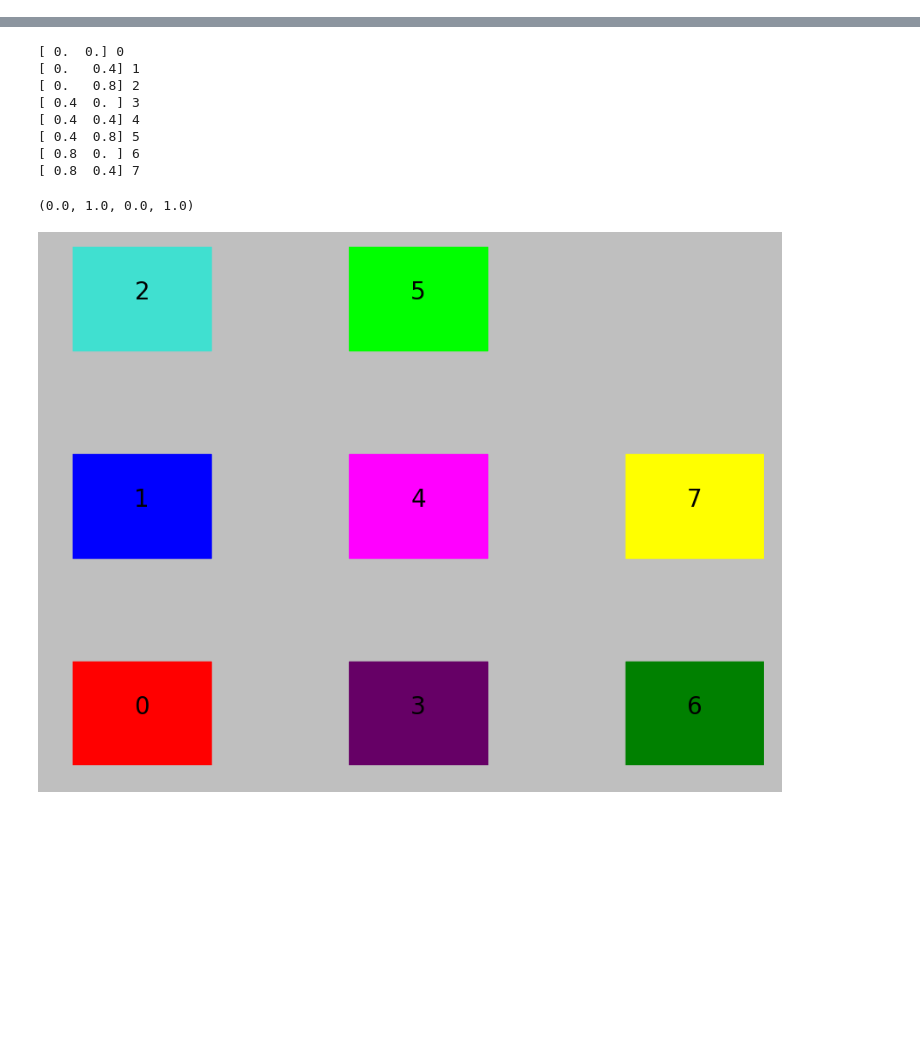
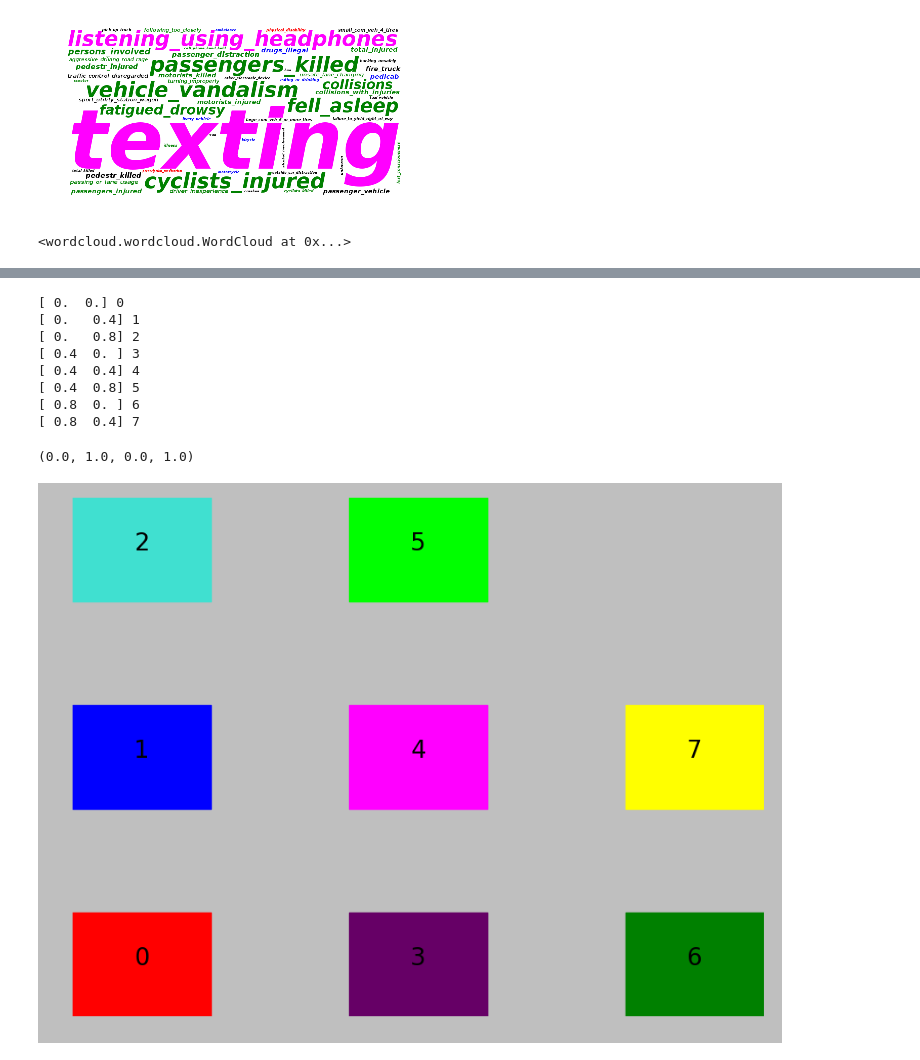
Before and after one commit to seanluciotolentino/dangerous-intersections, a Jupyter notebook: ipython_notebook/CleanIntersectionExploration.ipynb, the cells around one changed output, grey strips where cells are left out. Saved outputs shown, nothing was run; the diff lists cells and outputs as text; code cells hidden in the pictures; blank space fills up the shorter version.

```diff
--- a/ipython_notebook/CleanIntersectionExploration.ipynb
+++ b/ipython_notebook/CleanIntersectionExploration.ipynb
@@ -51,3 +96,37 @@ inertia 19887365.5702
+# %%
+#MAKE A WORD CLOUD TO DESCRIBE CLUSTERS
+#text = "green green green green green green green purple"
+text = ""
+for var in learning_columns:
+    #print var, var_to_cluster[var], var_to_num[var]
+    text += (" "+var)*var_to_num[var]
+cols = ['magenta', 'black', 'green', 'yellow', 'blue', 'red', 'cyan', 'white']
+wc = WordCloud(font_path='/usr/share/fonts/truetype/dejavu/DejaVuSans-BoldOblique.ttf',
+               background_color='white',
+               width=1000,
+               height=500)
+word_cloud = wc.generate(text)
+
+def recolor(x1,x2,x3,x4,x5):
+    #print x1, x2, x3, x4, x5
+    #print x1[0], var_to_cluster[x1[0]], cols[var_to_cluster[x1[0]]]
+    return cols[var_to_cluster[x1[0]]]
+
+
+#print 'text2', text[:50]
+#word count, font size, position and orientation
+word_cloud = word_cloud.recolor(color_func = recolor)
+# Open a plot of the generated image.
+#plt.ioff()
+plt.imshow(word_cloud)
+plt.axis("off")
+plt.show()
+#plt.savefig('../web/images/wordcloud.png')
+#print wordcloud
+word_cloud.to_file('../web/images/wordcloud.png')
+# %% [output]
+[figure, added]
+<wordcloud.wordcloud.WordCloud at 0x...>
 # %%
 #EXPLORE THE RESULT
 #print 'cluster center', k_means.cluster_centers_
```
Also changed, not shown: parts of 9 cells of this notebook, 7 other files.
